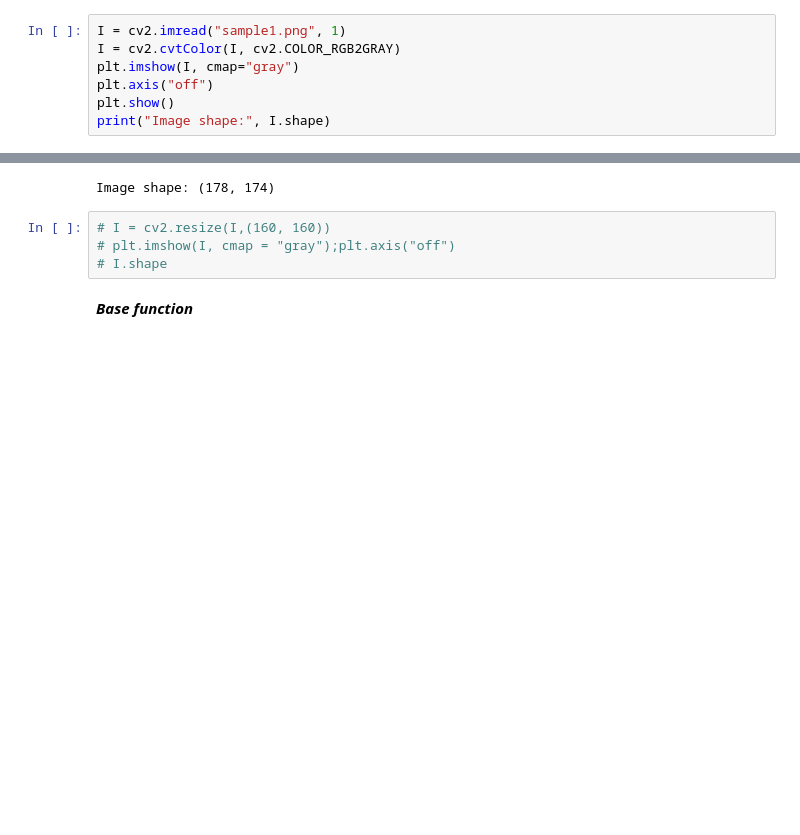
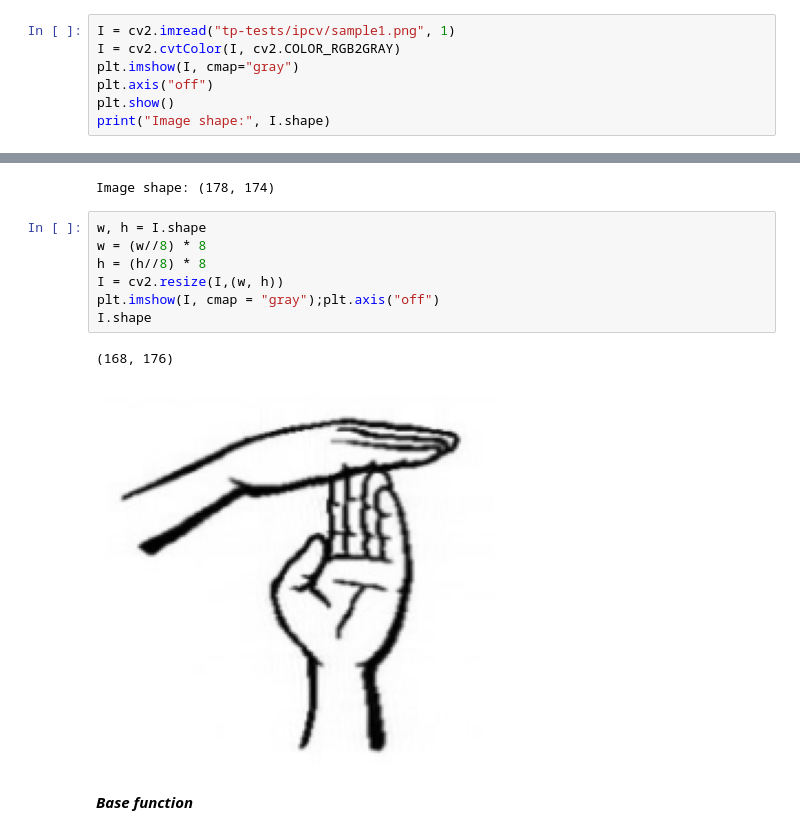
Before and after one commit to khaled6001/tp-tests, a Jupyter notebook: ipcv/TpDCT.ipynb, the cells around one changed output, grey strips where cells are left out. Cells and saved outputs as stored; diff of their text form; blank space fills up the shorter version.

Commit message:
tp-ipcv

```diff
--- a/ipcv/TpDCT.ipynb
+++ b/ipcv/TpDCT.ipynb
@@ -6,7 +13,7 @@ from tqdm.notebook import trange
 # %% [markdown]
 ***import image***
 # %%
-I = cv2.imread("sample1.png", 1)
+I = cv2.imread("tp-tests/ipcv/sample1.png", 1)
 I = cv2.cvtColor(I, cv2.COLOR_RGB2GRAY)
 plt.imshow(I, cmap="gray")
 plt.axis("off")
@@ -16,9 +23,15 @@ print("Image shape:", I.shape)
 [figure]
 Image shape: (178, 174)
 # %%
-# I = cv2.resize(I,(160, 160))
-# plt.imshow(I, cmap = "gray");plt.axis("off")
-# I.shape
+w, h = I.shape
+w = (w//8) * 8
+h = (h//8) * 8
+I = cv2.resize(I,(w, h))
+plt.imshow(I, cmap = "gray");plt.axis("off")
+I.shape
+# %% [output]
+(168, 176)
+[figure, added]
 # %% [markdown]
 ***Base function***
 # %%
```
Also changed, not shown: parts of 16 cells of this notebook, 1 other file.
